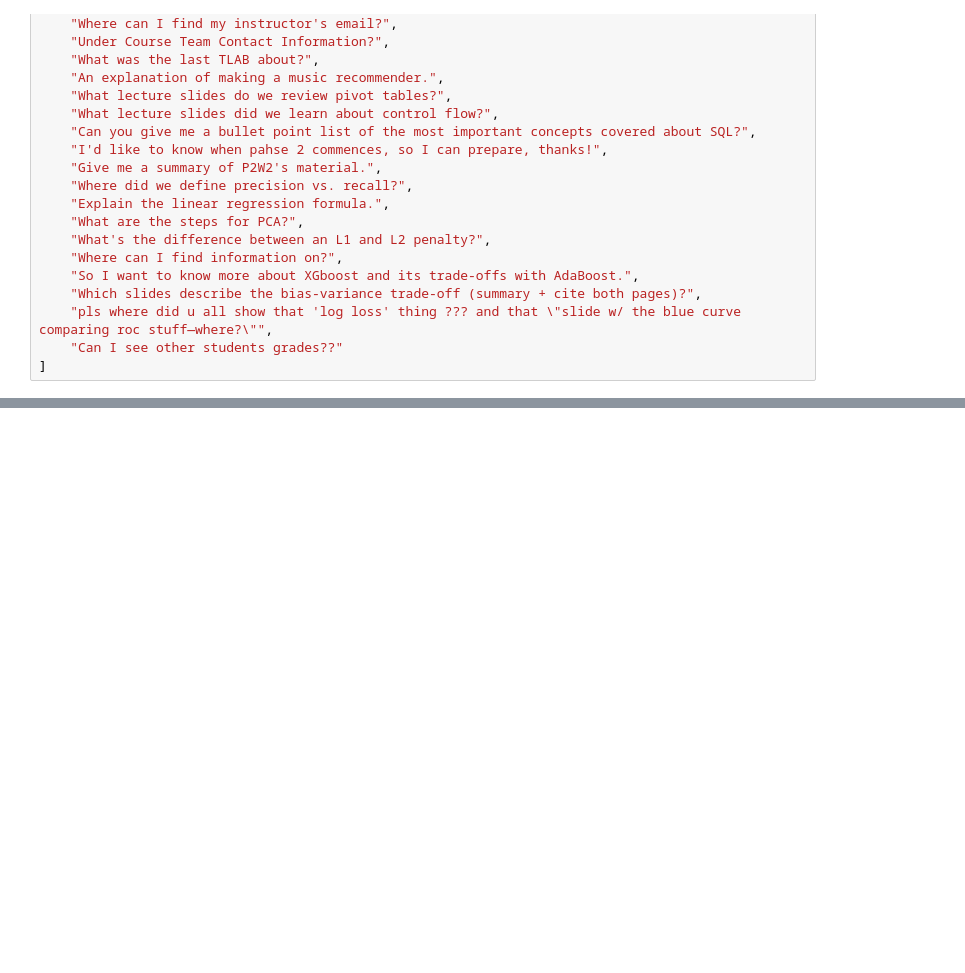
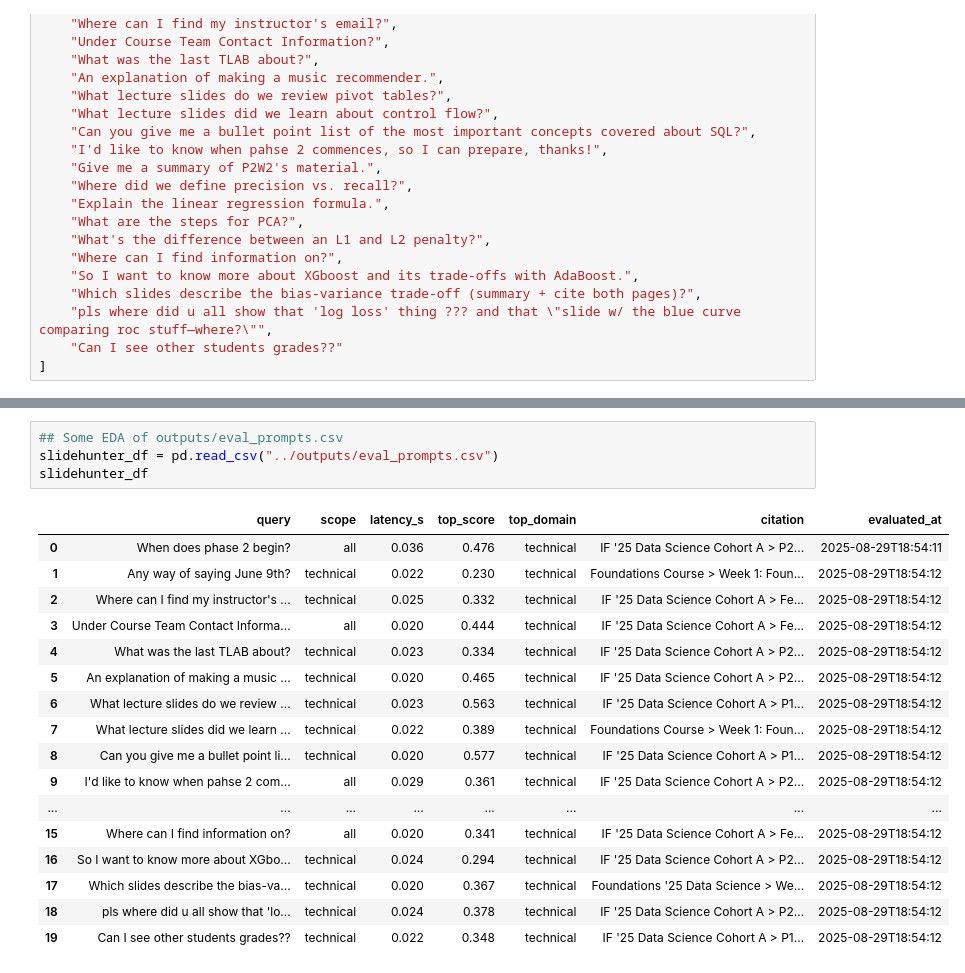
Before and after one commit to DataEden/SlideHunter, a Jupyter notebook: notebooks/nb03_eval.ipynb, the cells around one changed output, grey strips where cells are left out. Cells and saved outputs as stored; diff of their text form; blank space fills up the shorter version.

```diff
--- a/notebooks/nb03_eval.ipynb
+++ b/notebooks/nb03_eval.ipynb
@@ -178,0 +276,22 @@ Name: count, dtype: int64
+# %%
+## Some EDA of outputs/eval_prompts.csv
+slidehunter_df = pd.read_csv("../outputs/eval_prompts.csv")
+slidehunter_df
+# %% [output]
+|  | query | scope | latency_s | top_score | top_domain | citation | evaluated_at |
+| 0 | When does phase 2 begin? | all | 0.036 | 0.476 | technical | IF '25 Data Science Cohort A > P2... | 2025-08-29T18:54:11 |
+| 1 | Any way of saying June 9th? | technical | 0.022 | 0.230 | technical | Foundations Course > Week 1: Foun... | 2025-08-29T18:54:12 |
+| 2 | Where can I find my instructor's ... | technical | 0.025 | 0.332 | technical | IF '25 Data Science Cohort A > Fe... | 2025-08-29T18:54:12 |
+| 3 | Under Course Team Contact Informa... | all | 0.020 | 0.444 | technical | IF '25 Data Science Cohort A > Fe... | 2025-08-29T18:54:12 |
+| 4 | What was the last TLAB about? | technical | 0.023 | 0.334 | technical | IF '25 Data Science Cohort A > P2... | 2025-08-29T18:54:12 |
+| 5 | An explanation of making a music ... | technical | 0.020 | 0.465 | technical | IF '25 Data Science Cohort A > P2... | 2025-08-29T18:54:12 |
+| 6 | What lecture slides do we review ... | technical | 0.023 | 0.563 | technical | IF '25 Data Science Cohort A > P1... | 2025-08-29T18:54:12 |
+| 7 | What lecture slides did we learn ... | technical | 0.022 | 0.389 | technical | Foundations Course > Week 1: Foun... | 2025-08-29T18:54:12 |
+| 8 | Can you give me a bullet point li... | technical | 0.020 | 0.577 | technical | IF '25 Data Science Cohort A > P1... | 2025-08-29T18:54:12 |
+| 9 | I'd like to know when pahse 2 com... | all | 0.029 | 0.361 | technical | IF '25 Data Science Cohort A > P2... | 2025-08-29T18:54:12 |
+| ... | ... | ... | ... | ... | ... | ... | ... |
+| 15 | Where can I find information on? | all | 0.020 | 0.341 | technical | IF '25 Data Science Cohort A > Fe... | 2025-08-29T18:54:12 |
+| 16 | So I want to know more about XGbo... | technical | 0.024 | 0.294 | technical | IF '25 Data Science Cohort A > P2... | 2025-08-29T18:54:12 |
+| 17 | Which slides describe the bias-va... | technical | 0.020 | 0.367 | technical | Foundations '25 Data Science > We... | 2025-08-29T18:54:12 |
+| 18 | pls where did u all show that 'lo... | technical | 0.024 | 0.378 | technical | IF '25 Data Science Cohort A > P2... | 2025-08-29T18:54:12 |
+| 19 | Can I see other students grades?? | technical | 0.022 | 0.348 | technical | IF '25 Data Science Cohort A > P1... | 2025-08-29T18:54:12 |
```
Also changed, not shown: parts of 10 cells of this notebook, 7 other files.
